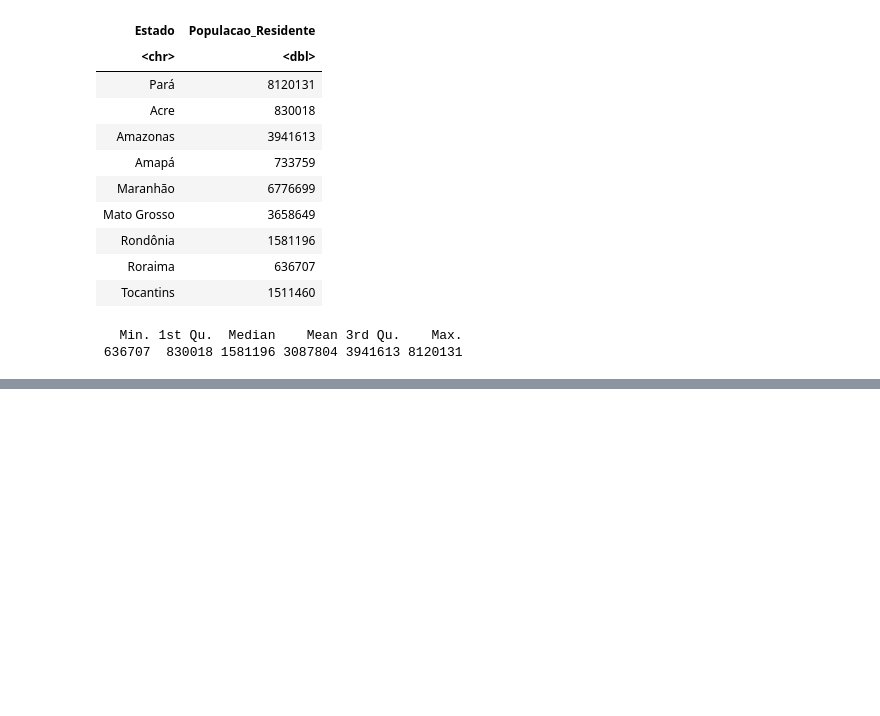
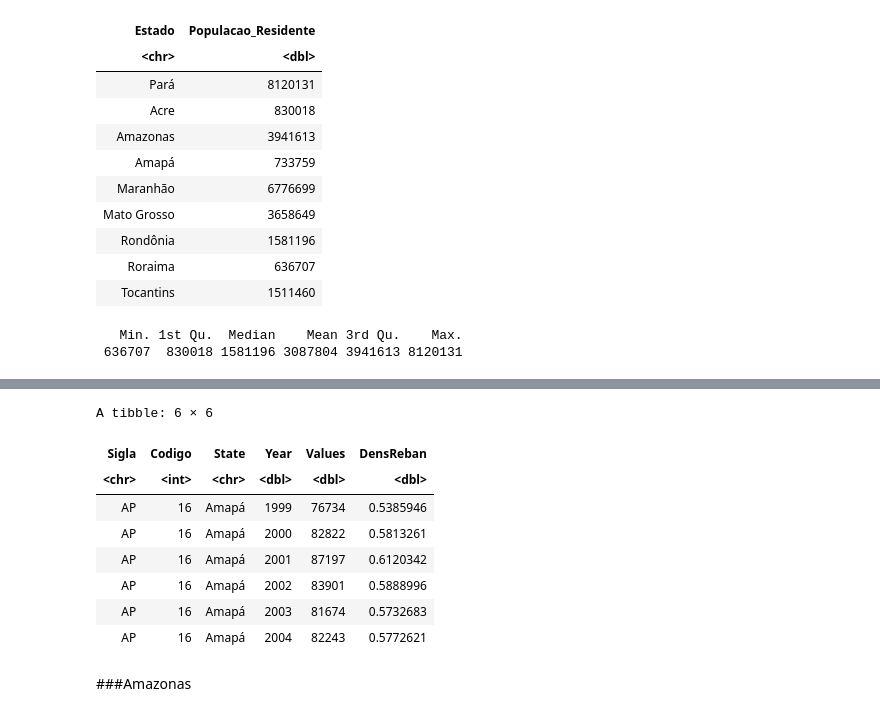
Before and after one commit to guilherme-co5/DesmacR-Colab-25.1, a Jupyter notebook: DesmacR.ipynb, the cells around one changed output, grey strips where cells are left out. Cells and saved outputs as stored; diff of their text form; code cells hidden in the pictures; blank space fills up the shorter version.

```diff
--- a/DesmacR.ipynb
+++ b/DesmacR.ipynb
@@ -1649,0 +1953,16 @@ summary(dt.populacao$Populacao_Residente)
+# %%
+df.RebanAP$DensReban <- df.RebanAP$Values / 142470.8
+# %%
+head(df.RebanAP)
+# %% [output]
+A tibble: 6 × 6
+| Sigla | Codigo | State | Year | Values | DensReban |
+| <chr> | <int> | <chr> | <dbl> | <dbl> | <dbl> |
+| AP | 16 | Amapá | 1999 | 76734 | 0.5385946 |
+| AP | 16 | Amapá | 2000 | 82822 | 0.5813261 |
+| AP | 16 | Amapá | 2001 | 87197 | 0.6120342 |
+| AP | 16 | Amapá | 2002 | 83901 | 0.5888996 |
+| AP | 16 | Amapá | 2003 | 81674 | 0.5732683 |
+| AP | 16 | Amapá | 2004 | 82243 | 0.5772621 |
+# %% [markdown]
+###Amazonas
```
Also changed, not shown: parts of 119 cells of this notebook.
